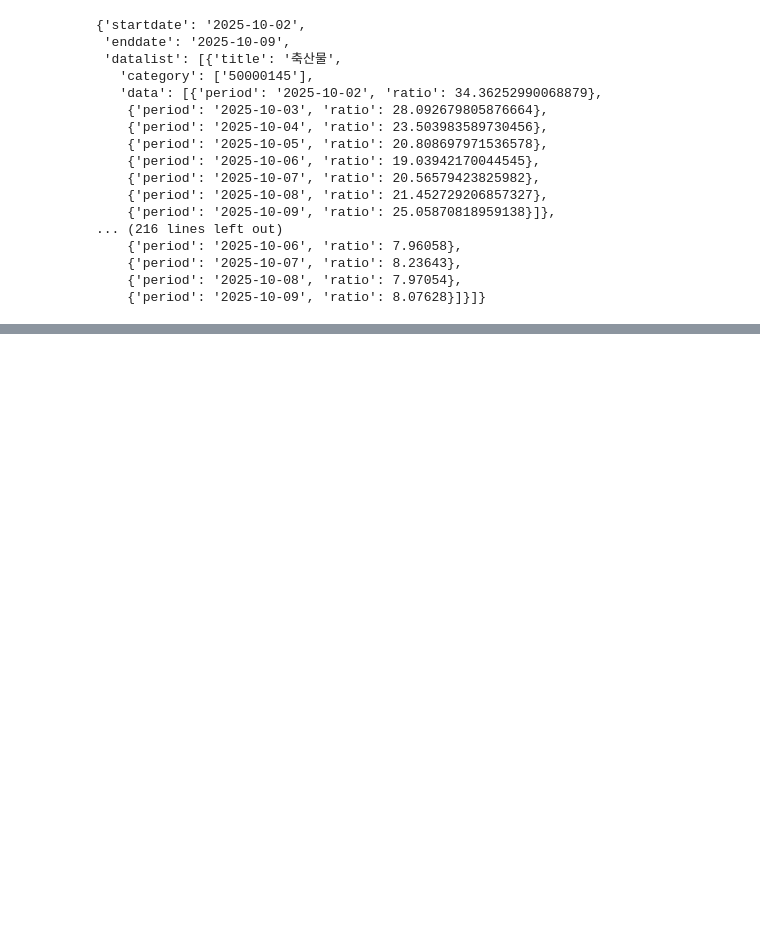
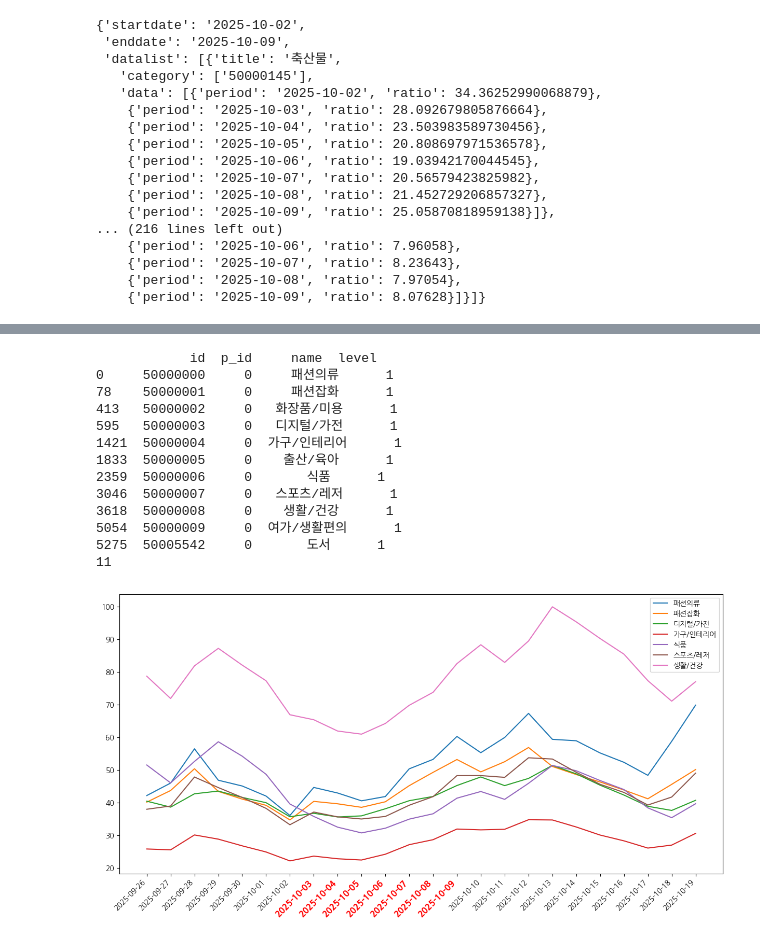
Before and after one commit to addinedu-ros-11th/eda-repo-2, a Jupyter notebook: ShoppingList/visualization.ipynb, the cells around one changed output, grey strips where cells are left out. Drawn from its saved outputs; the diff is of its cells as text; code cells hidden in the pictures; blank space fills up the shorter version.

```diff
--- a/ShoppingList/visualization.ipynb
+++ b/ShoppingList/visualization.ipynb
@@ -113,0 +175,20 @@ plt.show()
+# %%
+
+search_cat = df_category[(df_category['level'] == 1) & (df_category['name'] != '면세점')]
+print(search_cat)
+draw_shopping_plot(search_cat, "2025-09-26", "2025-10-19")
+# %% [output]
+            id  p_id     name  level
+0     50000000     0     패션의류      1
+78    50000001     0     패션잡화      1
+413   50000002     0   화장품/미용      1
+595   50000003     0   디지털/가전      1
+1421  50000004     0  가구/인테리어      1
+1833  50000005     0    출산/육아      1
+2359  50000006     0       식품      1
+3046  50000007     0   스포츠/레저      1
+3618  50000008     0    생활/건강      1
+5054  50000009     0  여가/생활편의      1
+5275  50005542     0       도서      1
+11
+[figure, added]
```
Also changed, not shown: parts of 6 cells of this notebook, 1 other file.
